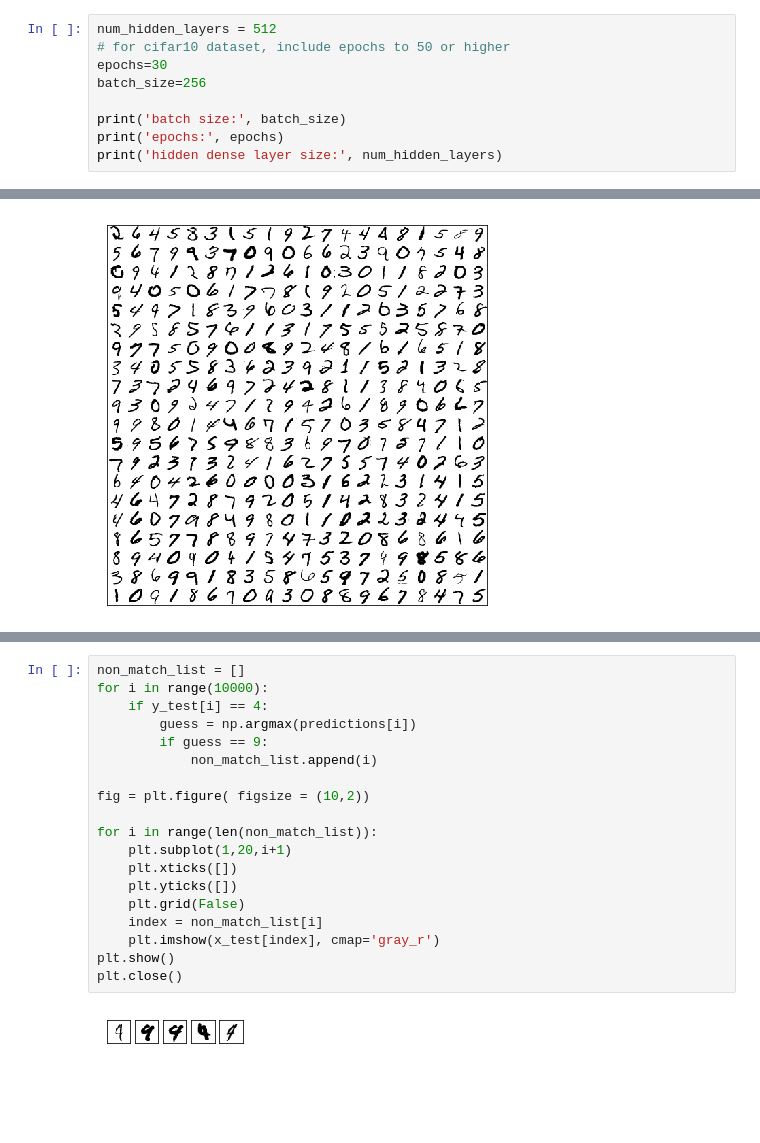
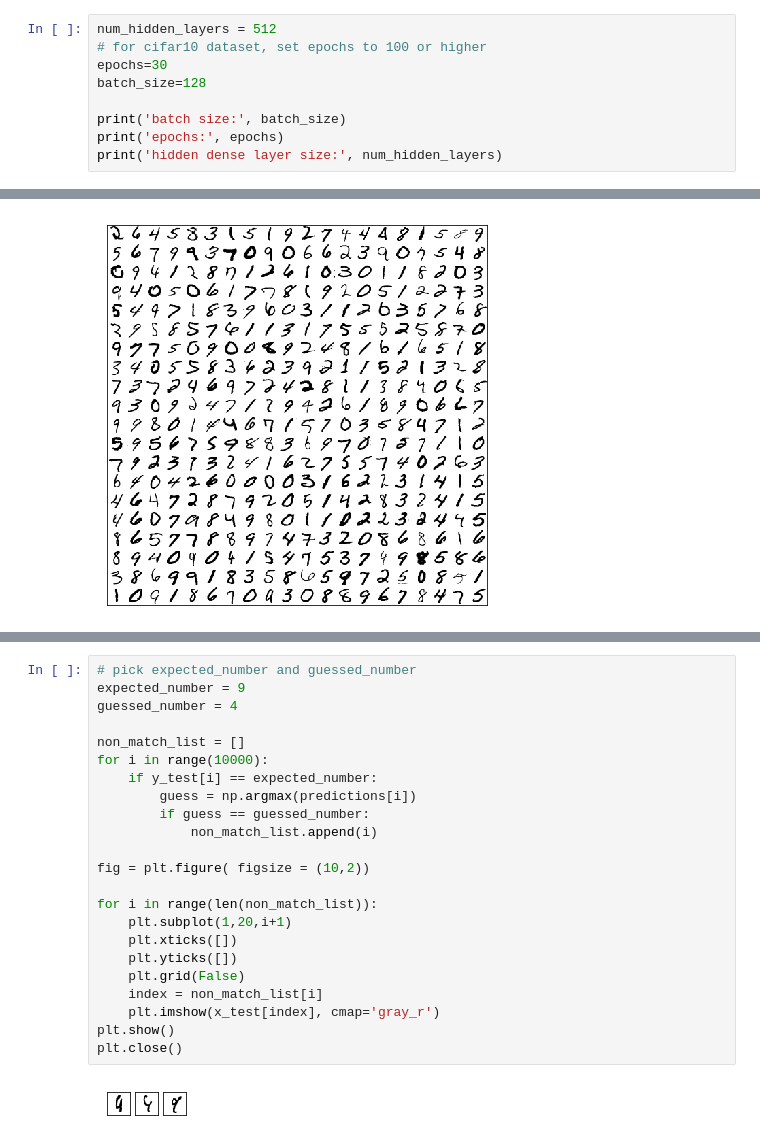
Before and after one commit to sspak9/jup, a Jupyter notebook: keras/keras_cnn.ipynb, the cells around one changed output, grey strips where cells are left out. Cells and saved outputs as stored; diff of their text form; blank space fills up the shorter version.

```diff
--- a/keras/keras_cnn.ipynb
+++ b/keras/keras_cnn.ipynb
@@ -124,9 +130,9 @@ revised y_test shape: (10000, 10)
 input shape: (28, 28, 1)
 # %%
 num_hidden_layers = 512
-# for cifar10 dataset, include epochs to 50 or higher
+# for cifar10 dataset, set epochs to 100 or higher
 epochs=30
-batch_size=256
+batch_size=128
 
 print('batch size:', batch_size)
 print('epochs:', epochs)
@@ -345,21 +355,25 @@ Confusion Matrix
 # %%
+# pick expected_number and guessed_number
+expected_number = 9
+guessed_number = 4
+
 non_match_list = []
 for i in range(10000):
-    if y_test[i] == 4:
+    if y_test[i] == expected_number:
         guess = np.argmax(predictions[i])
-        if guess == 9:
+        if guess == guessed_number:
             non_match_list.append(i)
 
 fig = plt.figure( figsize = (10,2))
 
 for i in range(len(non_match_list)):
     plt.subplot(1,20,i+1)
     plt.xticks([])
     plt.yticks([])
     plt.grid(False)
     index = non_match_list[i]
     plt.imshow(x_test[index], cmap='gray_r')
 plt.show()
 plt.close()
 # %% [output]
-[figure, old version]
+[figure, new version]
```
Also changed, not shown: parts of 10 cells of this notebook.
